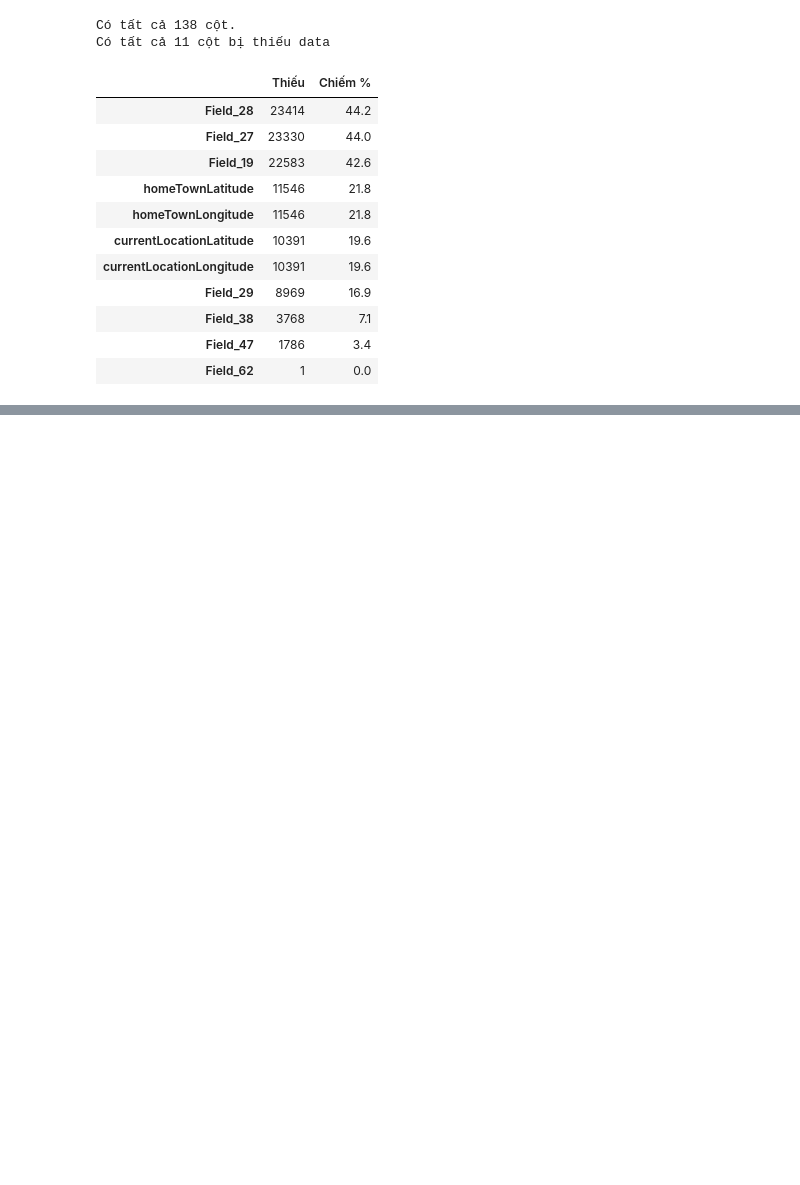
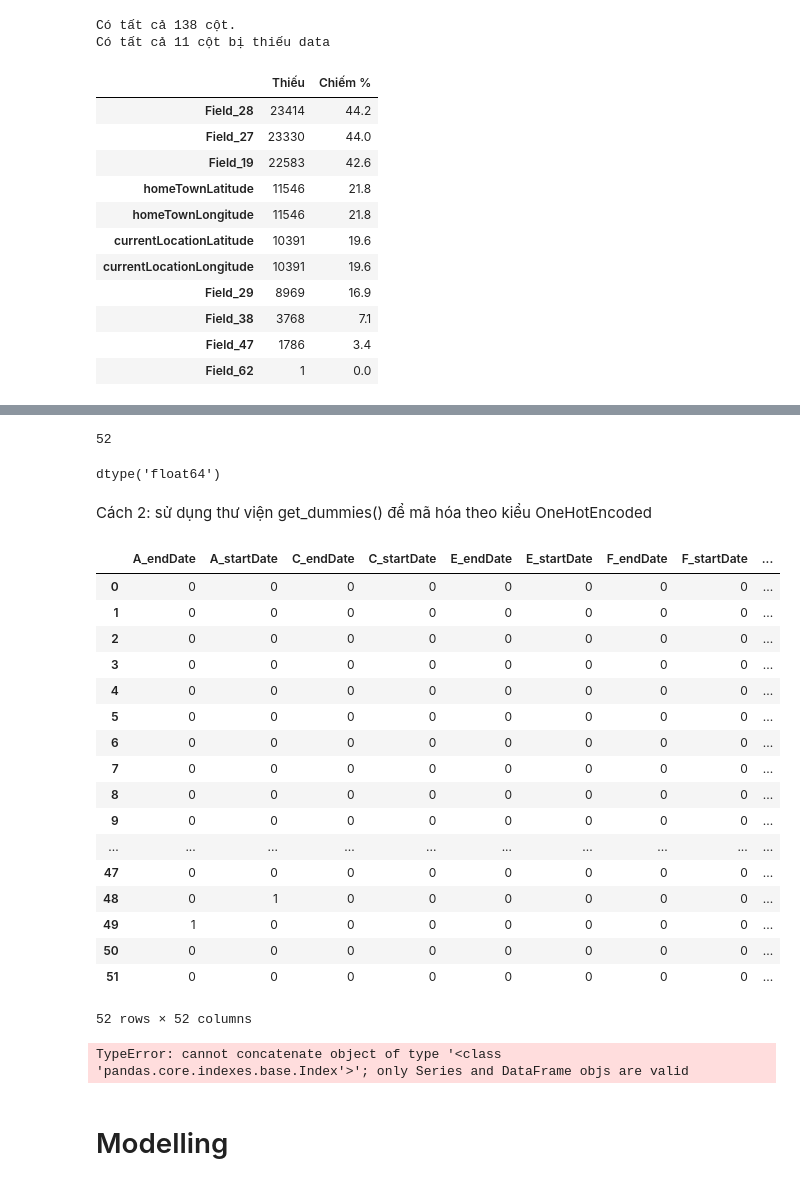
Before and after one commit to Electron-Group/kalapa-model, a Jupyter notebook: second challenge.ipynb, the cells around one changed output, grey strips where cells are left out. Cells and saved outputs as stored; diff of their text form; code cells hidden in the pictures; blank space fills up the shorter version.

```diff
--- a/second challenge.ipynb
+++ b/second challenge.ipynb
@@ -487,6 +503,6 @@ df_all_mis
 | Field_47 | 1786 | 3.4 |
 | Field_62 | 1 | 0.0 |
 # %%
-all_data.drop(['Field_28', 'Field_27', 'Field_19', 'homeTownLatitude', 'homeTownLongitude',
-              'currentLocationLatitude', 'currentLocationLongitude', 'Field_29', 'Field_38',
-              'Field_47', 'Field_62'], axis=1)
+all_data = all_data.drop(['Field_28', 'Field_27', 'Field_19', 'homeTownLatitude', 'homeTownLongitude',
+                          'currentLocationLatitude', 'currentLocationLongitude', 'Field_29', 'Field_38',
+                          'Field_47', 'Field_62'],axis=1)
@@ -506,0 +563,2 @@ all_data.drop(['Field_28', 'Field_27', 'Field_19', 'homeTownLatitude', 'homeTown
+# %%
+categoric = all_data.select_dtypes(exclude=['float', 'int']).columns
@@ -507,3 +613,42 @@ all_data.drop(['Field_28', 'Field_27', 'Field_19', 'homeTownLatitude', 'homeTown
+# %%
+len(onehot_encoded)
+# %% [output]
+52
+# %%
+onehot_encoded.dtype
+# %% [output]
+dtype('float64')
+# %% [markdown]
+Cách 2: sử dụng thư viện get_dummies() để mã hóa theo kiểu OneHotEncoded
+# %%
+categoric = pd.get_dummies(categoric)
+# %%
+categoric
+# %% [output]
+|  | A_endDate | A_startDate | C_endDate | C_startDate | E_endDate | E_startDate | F_endDate | F_startDate | ... |
+| 0 | 0 | 0 | 0 | 0 | 0 | 0 | 0 | 0 | ... |
+| 1 | 0 | 0 | 0 | 0 | 0 | 0 | 0 | 0 | ... |
+| 2 | 0 | 0 | 0 | 0 | 0 | 0 | 0 | 0 | ... |
+| 3 | 0 | 0 | 0 | 0 | 0 | 0 | 0 | 0 | ... |
+| 4 | 0 | 0 | 0 | 0 | 0 | 0 | 0 | 0 | ... |
+| 5 | 0 | 0 | 0 | 0 | 0 | 0 | 0 | 0 | ... |
+| 6 | 0 | 0 | 0 | 0 | 0 | 0 | 0 | 0 | ... |
+| 7 | 0 | 0 | 0 | 0 | 0 | 0 | 0 | 0 | ... |
+| 8 | 0 | 0 | 0 | 0 | 0 | 0 | 0 | 0 | ... |
+| 9 | 0 | 0 | 0 | 0 | 0 | 0 | 0 | 0 | ... |
+| ... | ... | ... | ... | ... | ... | ... | ... | ... | ... |
+| 47 | 0 | 0 | 0 | 0 | 0 | 0 | 0 | 0 | ... |
+| 48 | 0 | 1 | 0 | 0 | 0 | 0 | 0 | 0 | ... |
+| 49 | 1 | 0 | 0 | 0 | 0 | 0 | 0 | 0 | ... |
+| 50 | 0 | 0 | 0 | 0 | 0 | 0 | 0 | 0 | ... |
+| 51 | 0 | 0 | 0 | 0 | 0 | 0 | 0 | 0 | ... |
+52 rows × 52 columns
+# %%
+all_data = pd.concat([numeric, categoric], axis=1)
+# %% [output]
+TypeError: cannot concatenate object of type '<class 'pandas.core.indexes.base.Index'>'; only Series and DataFrame objs are valid
+# %% [markdown]
+# Modelling
 # %%
 ntrain = df_train.shape[0]
 ntest = df_test.shape[0]
```
Also changed, not shown: parts of 23 cells of this notebook, 1 other file.
